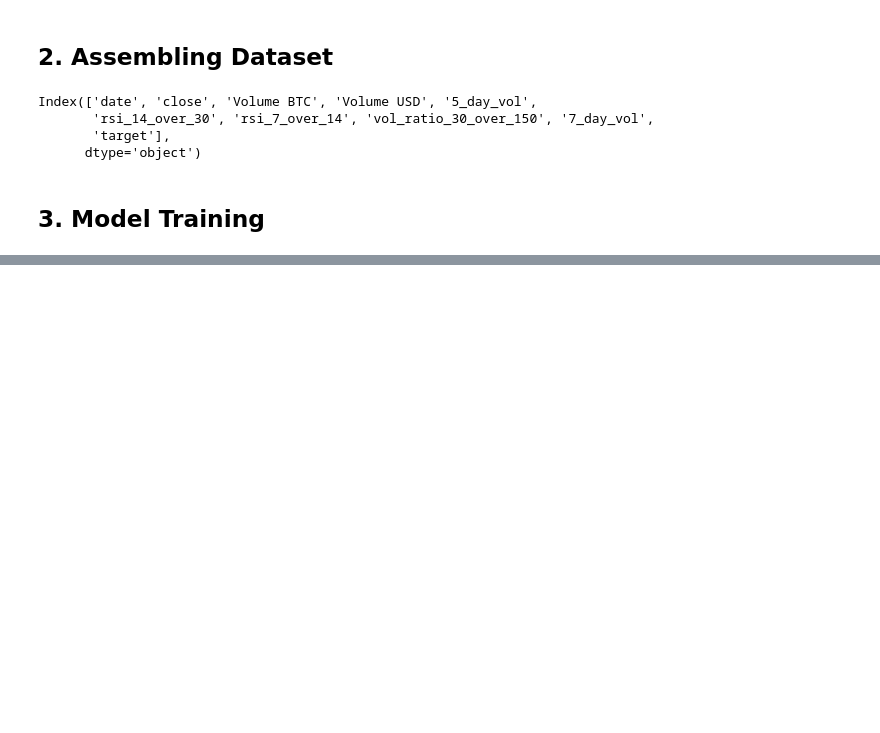
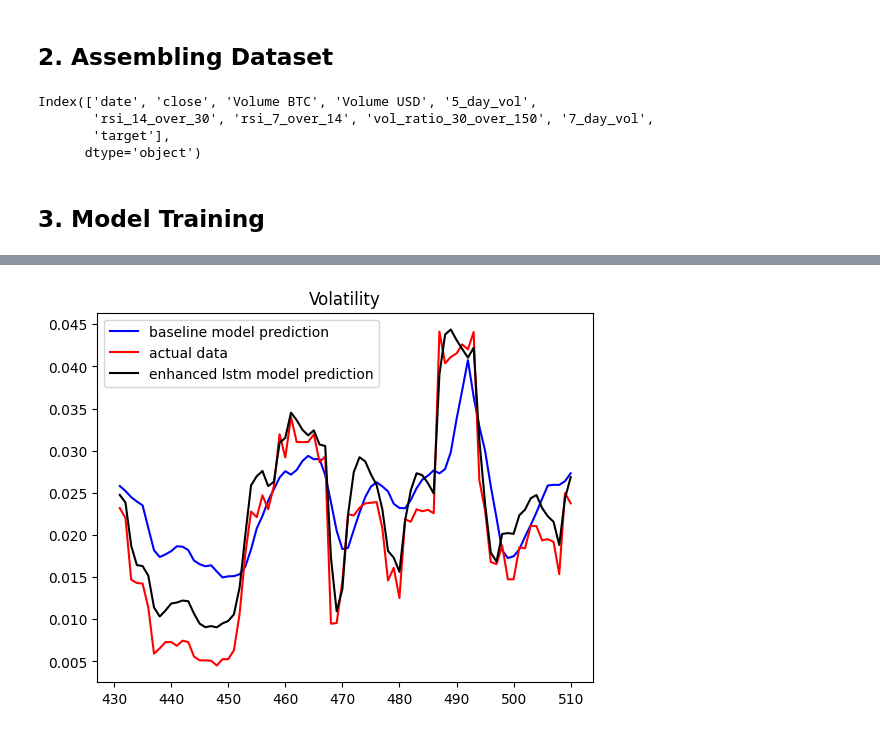
Before and after one commit to frankli073/variance_prediction, a Jupyter notebook: models/lstm.ipynb, the cells around one changed output, grey strips where cells are left out. Drawn from its saved outputs; the diff is of its cells as text; code cells hidden in the pictures; blank space fills up the shorter version.

```diff
--- a/models/lstm.ipynb
+++ b/models/lstm.ipynb
@@ -98,0 +173,10 @@ _ = plt.show()
+# %%
+_ = y_pred_from_enhanced.iloc[-80:].plot(color='blue', label='baseline model prediction')
+_ = y_test_from_enhanced.iloc[-80:].plot(color='red', label='actual data')
+_ = y_pred.iloc[-80:].plot(color='black', label='enhanced lstm model prediction')
+
+_ = plt.title("Volatility")
+_ = plt.legend()
+_ = plt.show()
+# %% [output]
+[figure, added]
```
Also changed, not shown: parts of 13 cells of this notebook, 1 other file.
